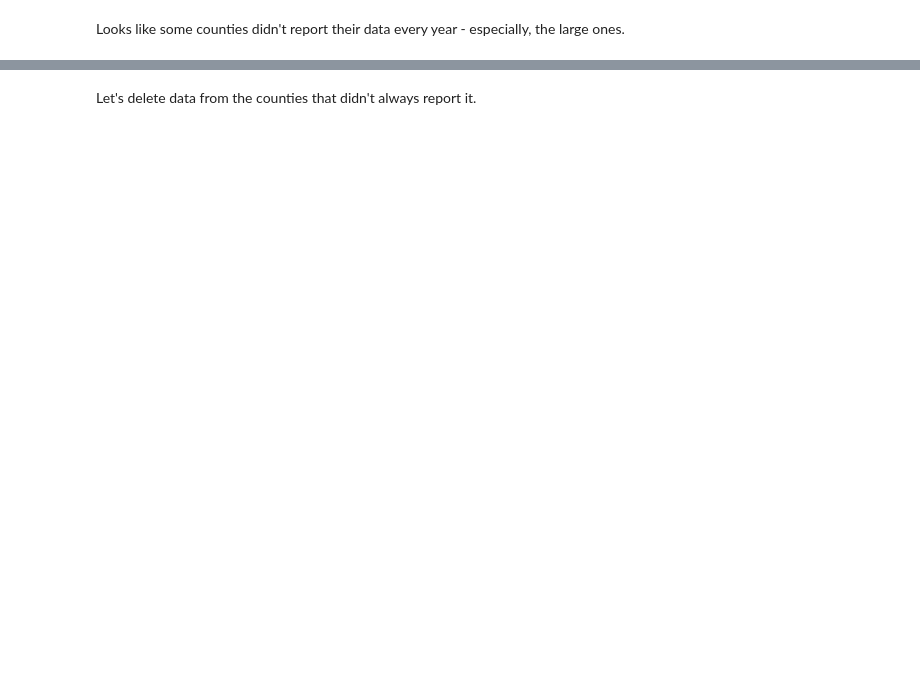
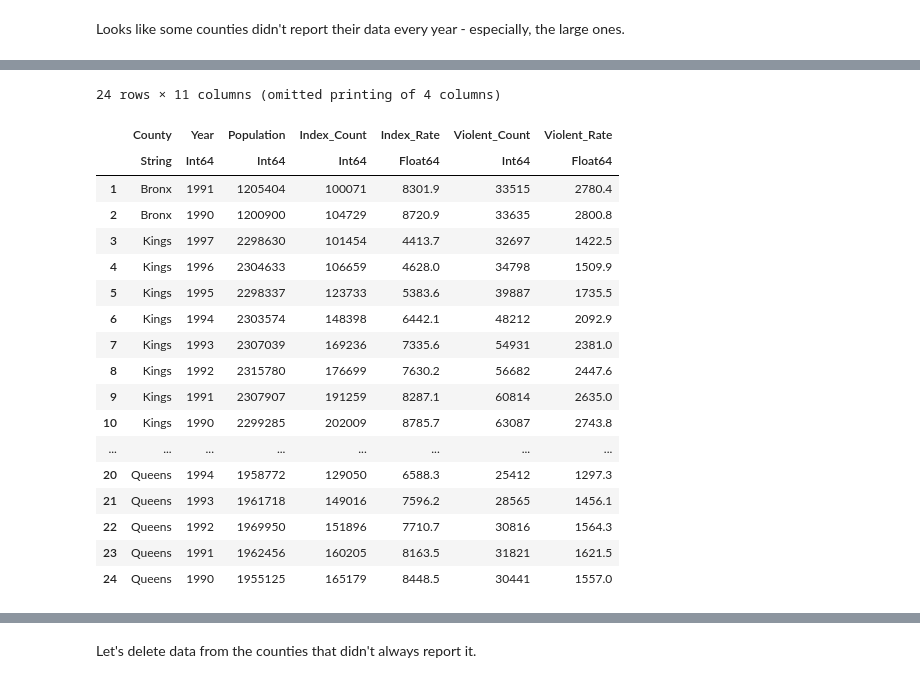
Before and after one commit to ORIE4741/demos, a Jupyter notebook: Crime.ipynb, the cells around one changed output, grey strips where cells are left out. Drawn from its saved outputs; the diff is of its cells as text; code cells hidden in the pictures; blank space fills up the shorter version.

```diff
--- a/Crime.ipynb
+++ b/Crime.ipynb
@@ -63,0 +41,24 @@ Set(String["Queens", "New York", "Bronx", "Kings"])
+# %%
+# Filter: select rows where Index_Count > 1e5
+big_crime = crime[crime.Index_Count .> 1e5, :]
+big_crime = filter(row -> row.Index_Count > 1e5, crime)
+# %% [output]
+24 rows × 11 columns (omitted printing of 4 columns)
+|  | County | Year | Population | Index_Count | Index_Rate | Violent_Count | Violent_Rate |
+|  | String | Int64 | Int64 | Int64 | Float64 | Int64 | Float64 |
+| 1 | Bronx | 1991 | 1205404 | 100071 | 8301.9 | 33515 | 2780.4 |
+| 2 | Bronx | 1990 | 1200900 | 104729 | 8720.9 | 33635 | 2800.8 |
+| 3 | Kings | 1997 | 2298630 | 101454 | 4413.7 | 32697 | 1422.5 |
+| 4 | Kings | 1996 | 2304633 | 106659 | 4628.0 | 34798 | 1509.9 |
+| 5 | Kings | 1995 | 2298337 | 123733 | 5383.6 | 39887 | 1735.5 |
+| 6 | Kings | 1994 | 2303574 | 148398 | 6442.1 | 48212 | 2092.9 |
+| 7 | Kings | 1993 | 2307039 | 169236 | 7335.6 | 54931 | 2381.0 |
+| 8 | Kings | 1992 | 2315780 | 176699 | 7630.2 | 56682 | 2447.6 |
+| 9 | Kings | 1991 | 2307907 | 191259 | 8287.1 | 60814 | 2635.0 |
+| 10 | Kings | 1990 | 2299285 | 202009 | 8785.7 | 63087 | 2743.8 |
+| ... | ... | ... | ... | ... | ... | ... | ... |
+| 20 | Queens | 1994 | 1958772 | 129050 | 6588.3 | 25412 | 1297.3 |
+| 21 | Queens | 1993 | 1961718 | 149016 | 7596.2 | 28565 | 1456.1 |
+| 22 | Queens | 1992 | 1969950 | 151896 | 7710.7 | 30816 | 1564.3 |
+| 23 | Queens | 1991 | 1962456 | 160205 | 8163.5 | 31821 | 1621.5 |
+| 24 | Queens | 1990 | 1955125 | 165179 | 8448.5 | 30441 | 1557.0 |
```
Also changed, not shown: parts of 26 cells of this notebook, 4 other files.
